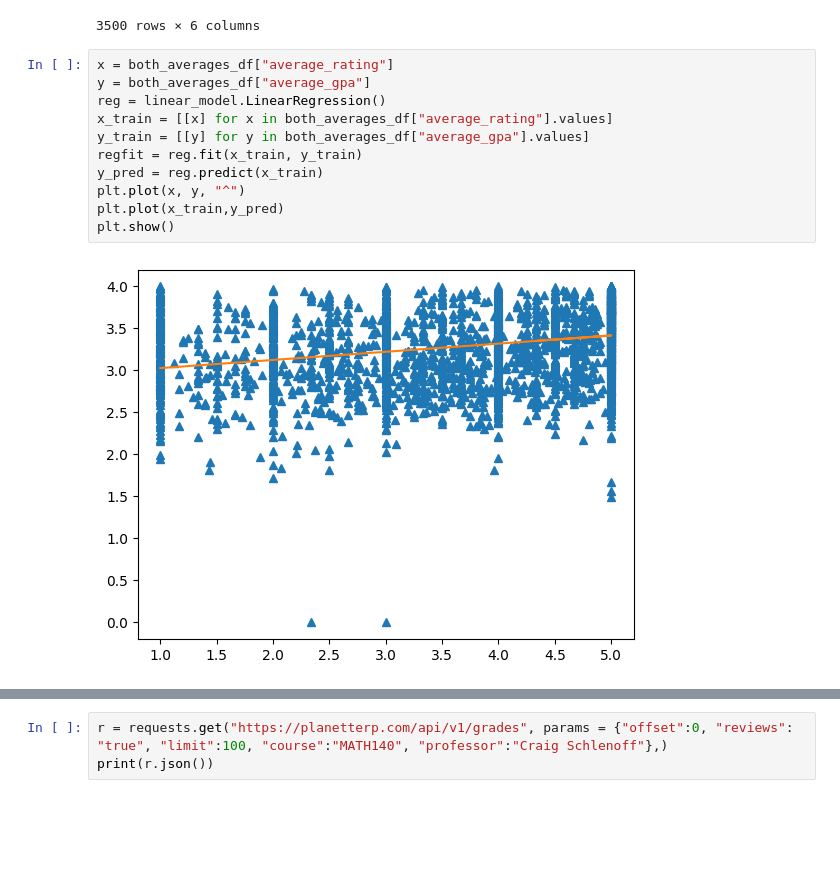
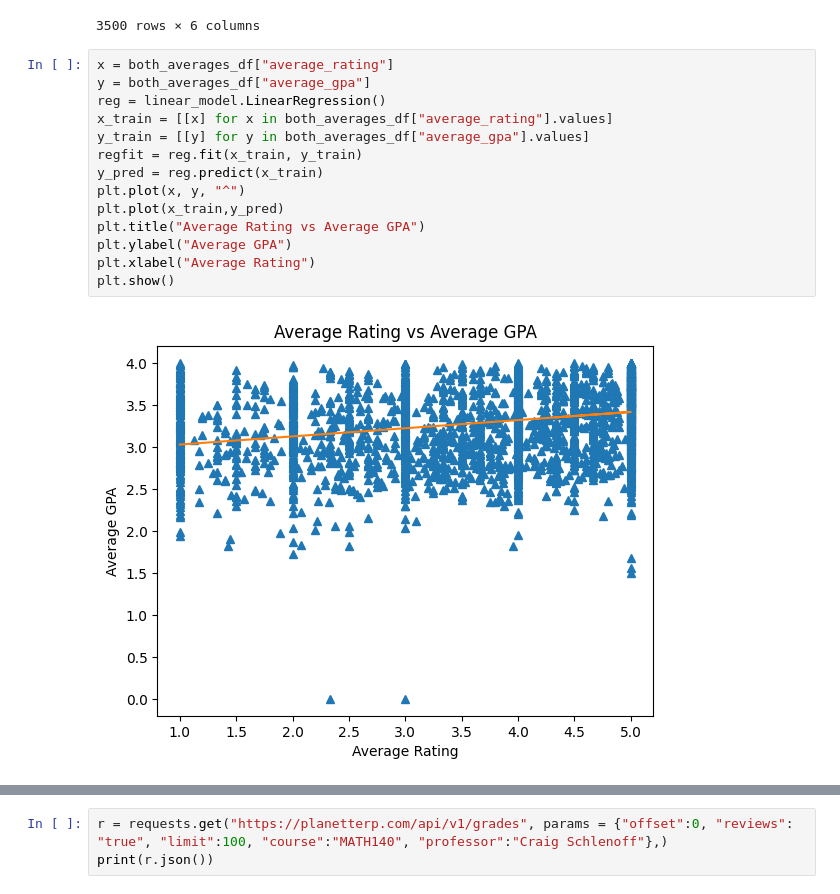
Before and after one commit to aaronl1661/teacherSalaryAnalysis, a Jupyter notebook: grades_reviews/grades_reviews.ipynb, the cells around one changed output, grey strips where cells are left out. Cells and saved outputs as stored; diff of their text form; blank space fills up the shorter version.

```diff
--- a/grades_reviews/grades_reviews.ipynb
+++ b/grades_reviews/grades_reviews.ipynb
@@ -262,16 +244,19 @@ both_averages_df
 # %%
 x = both_averages_df["average_rating"]
 y = both_averages_df["average_gpa"]
 reg = linear_model.LinearRegression()
 x_train = [[x] for x in both_averages_df["average_rating"].values]
 y_train = [[y] for y in both_averages_df["average_gpa"].values]
 regfit = reg.fit(x_train, y_train)
 y_pred = reg.predict(x_train)
 plt.plot(x, y, "^")
 plt.plot(x_train,y_pred)
+plt.title("Average Rating vs Average GPA")
+plt.ylabel("Average GPA")
+plt.xlabel("Average Rating")
 plt.show()
 # %% [output]
-[figure, old version]
+[figure, new version]
 # %%
 # getting rid of professor/class combinations with less than 5 reviews
 
```
Also changed, not shown: parts of 3 cells of this notebook.
